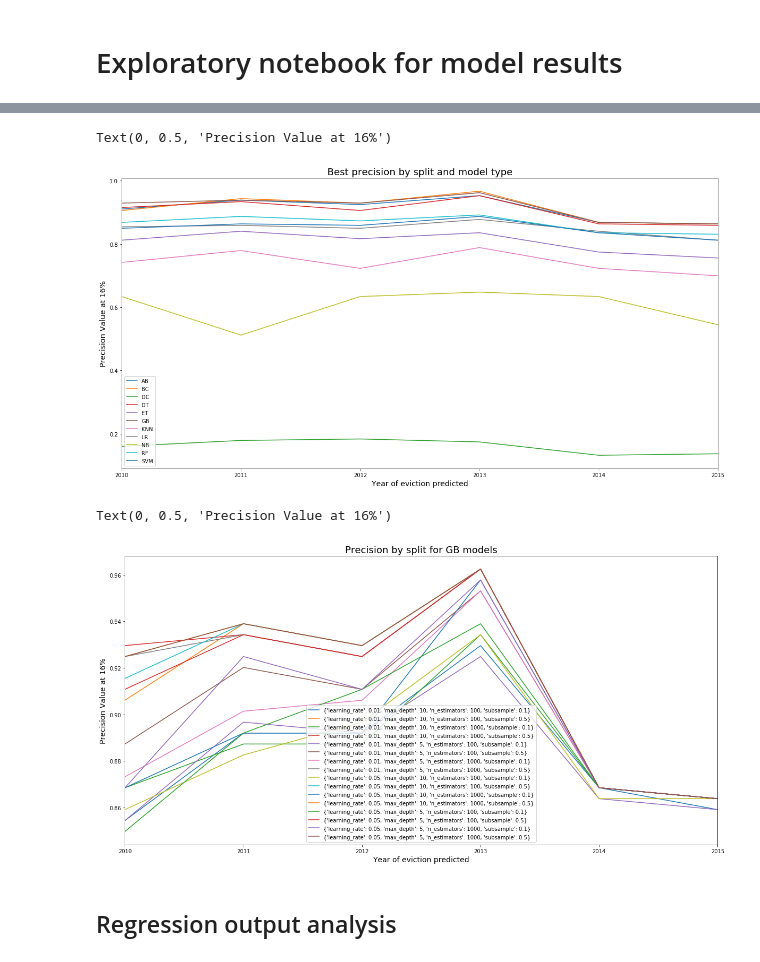
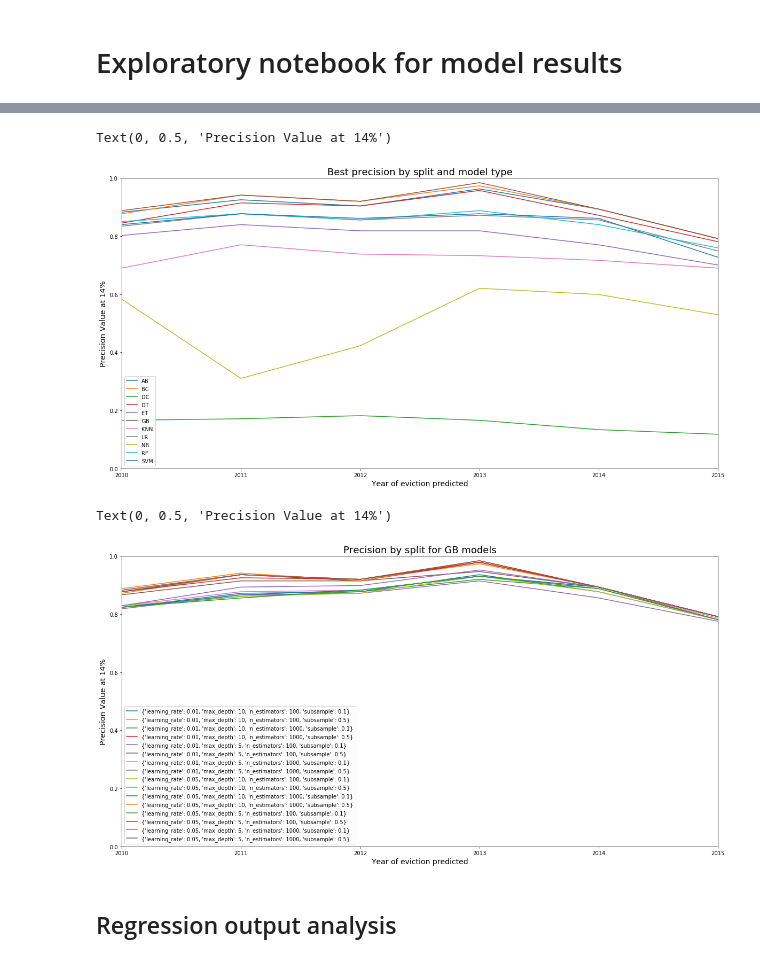
Before and after one commit to sinclairtarget/philly-evictions, a Jupyter notebook: final_model_selection_clean.ipynb, the cells around one changed output, grey strips where cells are left out. Drawn from its saved outputs; the diff is of its cells as text; code cells hidden in the pictures.

Commit message:
pushing what should be final version of model selection notebook

```diff
--- a/final_model_selection_clean.ipynb
+++ b/final_model_selection_clean.ipynb
@@ -6,6 +6,6 @@ from pipeline import find_best_model
 import pandas as pd
 import matplotlib.pyplot as plt
 
-reg_df = pd.read_csv('results/reg-small-grid_all.csv')
-clf_df = pd.read_csv('results/clf-small-grid_all.csv')
+reg_df = pd.read_csv('results/reg-small-grid_ay.csv')
+clf_df = pd.read_csv('results/clf-small-grid_ay.csv')
 # %%
@@ -35,6 +35,6 @@ clf_16.style.apply(
 # %%
-#Create df with the max values for each model at threshold 16%, for each split
-clf_max_df = clf_df[clf_df['threshold']==16].drop(['parameters'],axis=1)
+#Create df with the max values for each model at threshold 14%, for each split
+clf_max_df = clf_df[clf_df['threshold']==14].drop(['parameters'],axis=1)
 clf_max_df['max_f1'] = clf_max_df.groupby(['classifier','split','threshold'])['f1'].transform('max')
 clf_max_df['max_precision'] = clf_max_df.groupby(['classifier','split','threshold'])['precision'].transform('max')
 clf_max_df['max_auc'] = clf_max_df.groupby(['classifier','split','threshold'])['auc'].transform('max')
@@ -51,32 +51,34 @@ for key, grp in clf_max_df.groupby(['classifier']):
     ax = grp.plot(ax=ax, kind='line', x='split', y='max_precision', label=key)
 
 plt.Axes.set_xticklabels(ax, [2010, 2011, 2012, 2013, 2014, 2015])
+plt.gca().set_ylim([0,1])
 plt.title('Best precision by split and model type',fontsize=18)
 plt.xlabel('Year of eviction predicted',fontsize=14)
-plt.ylabel('Precision Value at 16%',fontsize=14)
+plt.ylabel('Precision Value at 14%',fontsize=14)
 # %% [output]
-Text(0, 0.5, 'Precision Value at 16%')
+Text(0, 0.5, 'Precision Value at 14%')
-[figure, old version]
+[figure, new version]
 # %%
 #Create df to look at highest performing model within gradient boosting
 
 clf_gb = clf_df[clf_df['classifier']=='GB']
-clf_gb = clf_gb[clf_gb['threshold']==16]
+clf_gb = clf_gb[clf_gb['threshold']==14]
 
 fig, ax = plt.subplots()
 fig.set_figheight(10)
 fig.set_figwidth(20)
 
 for key, grp in clf_gb.groupby(['parameters']):
     ax = grp.plot(ax=ax, kind='line', x='split', y='precision', label=key)
 
 plt.Axes.set_xticklabels(ax, [2010, 2011, 2012, 2013, 2014, 2015])
+plt.gca().set_ylim([0,1])
 plt.title('Precision by split for GB models',fontsize=18)
 plt.xlabel('Year of eviction predicted',fontsize=14)
-plt.ylabel('Precision Value at 16%',fontsize=14)
+plt.ylabel('Precision Value at 14%',fontsize=14)
 # %% [output]
-Text(0, 0.5, 'Precision Value at 16%')
+Text(0, 0.5, 'Precision Value at 14%')
-[figure, old version]
+[figure, new version]
 # %% [markdown]
 ## Regression output analysis
 # %%
```
Also changed, not shown: parts of 2 cells of this notebook.
